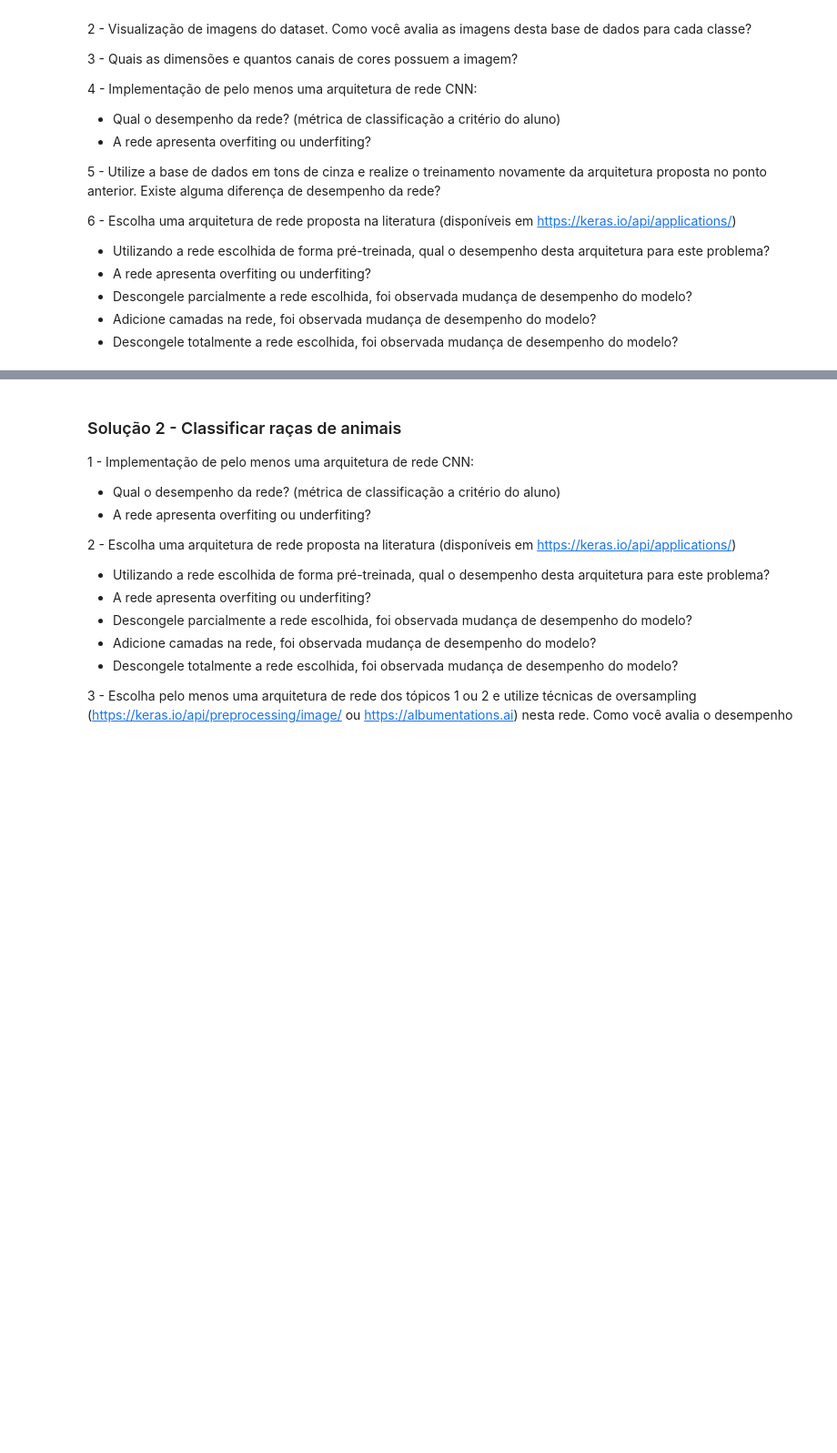
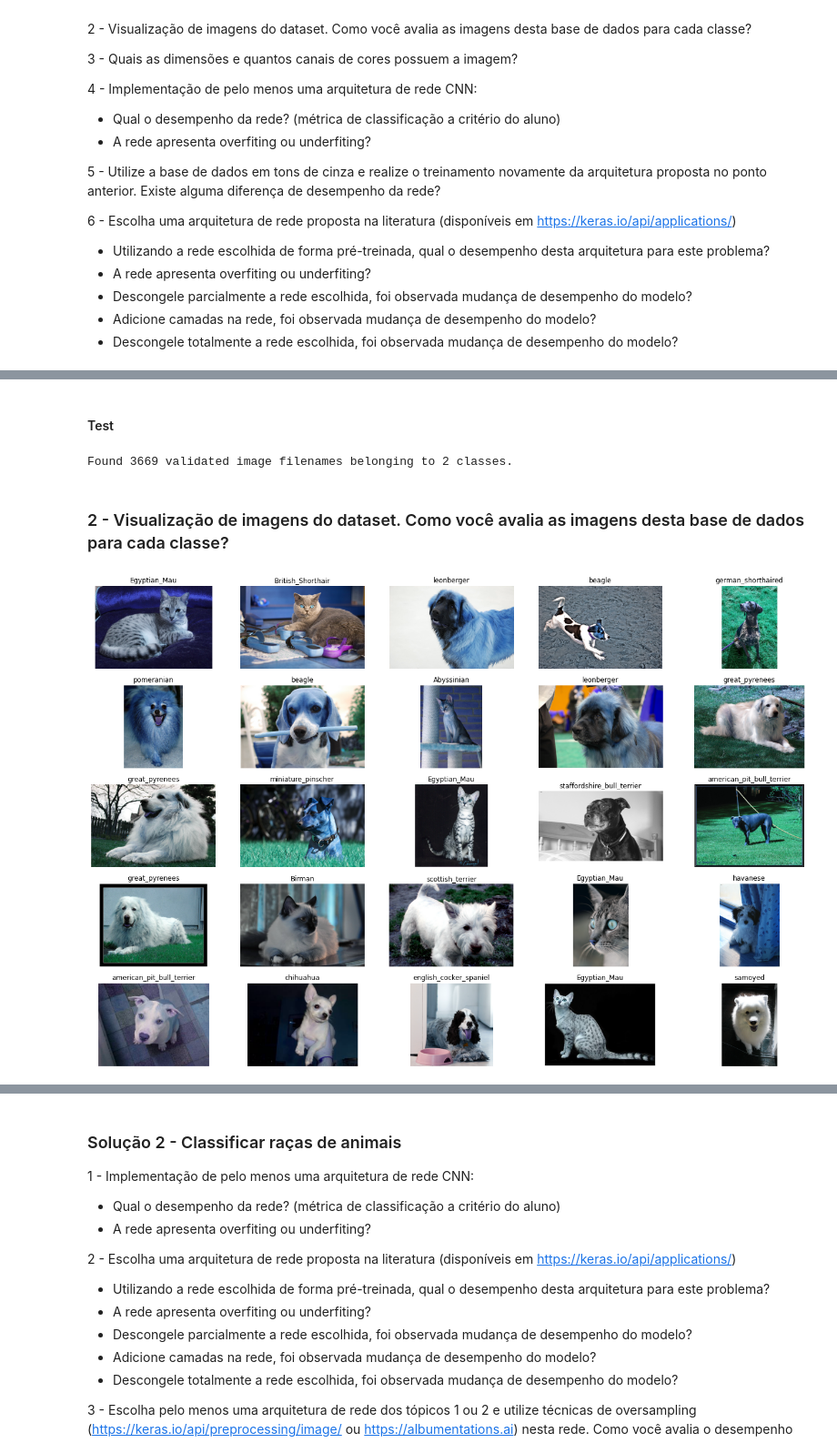
Before and after one commit to fernandakawasaki/cnn-pet-dataset, a Jupyter notebook: Redes_Convolucionais.ipynb, the cells around one changed output, grey strips where cells are left out. Shown at 91% size. Cells and saved outputs as stored; diff of their text form; code cells hidden in the pictures; blank space fills up the shorter version.

```diff
--- a/Redes_Convolucionais.ipynb
+++ b/Redes_Convolucionais.ipynb
@@ -56,0 +174,55 @@ Para implementação dessa solução, as seguintes etapas deverão ser realizada
+# %% [markdown]
+#### Test
+# %%
+files = open(TEST_FILES)
+test_files = []
+test_labels = []
+for txt_line in files:
+    if txt_line[0] == '#':
+        continue
+    file_name, class_id, cat_dog_id, sub_class_id = txt_line.split(' ')
+    test_files.append(file_name + '.jpg')
+    test_labels.append(cat_dog_id)
+files.close()
+
+test_data_frame = pd.DataFrame({'filename': test_files, 'label': test_labels})
+# %%
+test_datagen = tf.keras.preprocessing.image.ImageDataGenerator(rescale=1/255)
+
+test_dataset = test_datagen.flow_from_dataframe(dataframe=test_data_frame,
+                                        directory=IMAGE_BASE_PATH,
+                                        x_col='filename',
+                                        y_col='label',
+                                        target_size=(128, 128),
+                                        class_mode='categorical',
+                                        batch_size=1,
+                                        shuffle=False,
+                                        seed=42)
+# %% [output]
+Found 3669 validated image filenames belonging to 2 classes.
+# %% [markdown]
+### 2 - Visualização de imagens do dataset. Como você avalia as imagens desta base de dados para cada classe?
+# %%
+X = []
+y = []
+
+for files in glob.glob("images/*.jpg", recursive=True):
+    image = cv2.imread(files)
+    image = cv2.cvtColor(img, cv2.COLOR_BGR2RGB)
+    X.append(image)
+    greeds = files.split('/')[1]
+    y.append(re.search('(.*)_', greeds).group(1))
+    # y.append(files.split('/')[1].split('_')[0])
+# %%
+random.seed(42)
+
+f,ax = plt.subplots(5,5)
+f.subplots_adjust(0,0,3,3)
+for i in range(0,5,1):
+  for j in range(0,5,1):
+      rnd_number = randint(0,len(X))
+      ax[i,j].imshow(X[rnd_number])
+      ax[i,j].set_title(y[rnd_number])
+      ax[i,j].axis('off')
+# %% [output]
+[figure, added]
```
Also changed, not shown: parts of 155 cells of this notebook.
